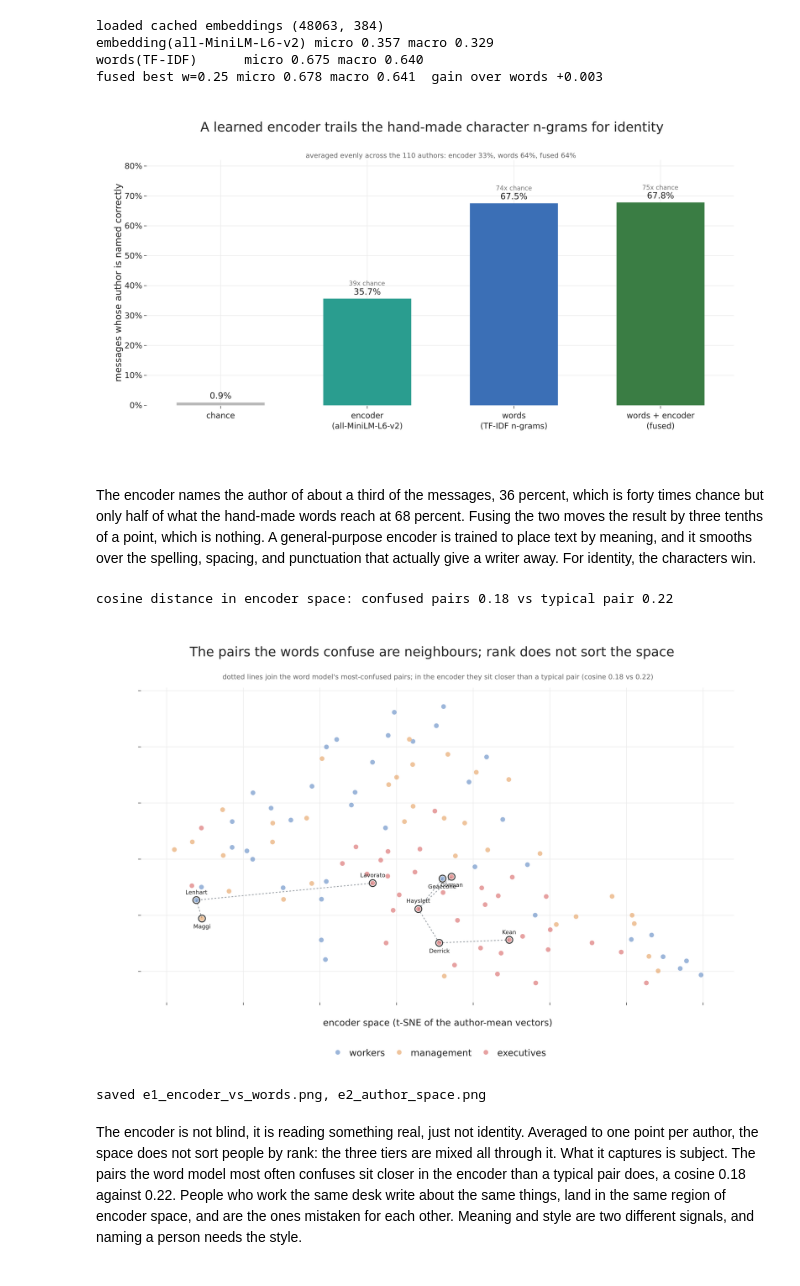
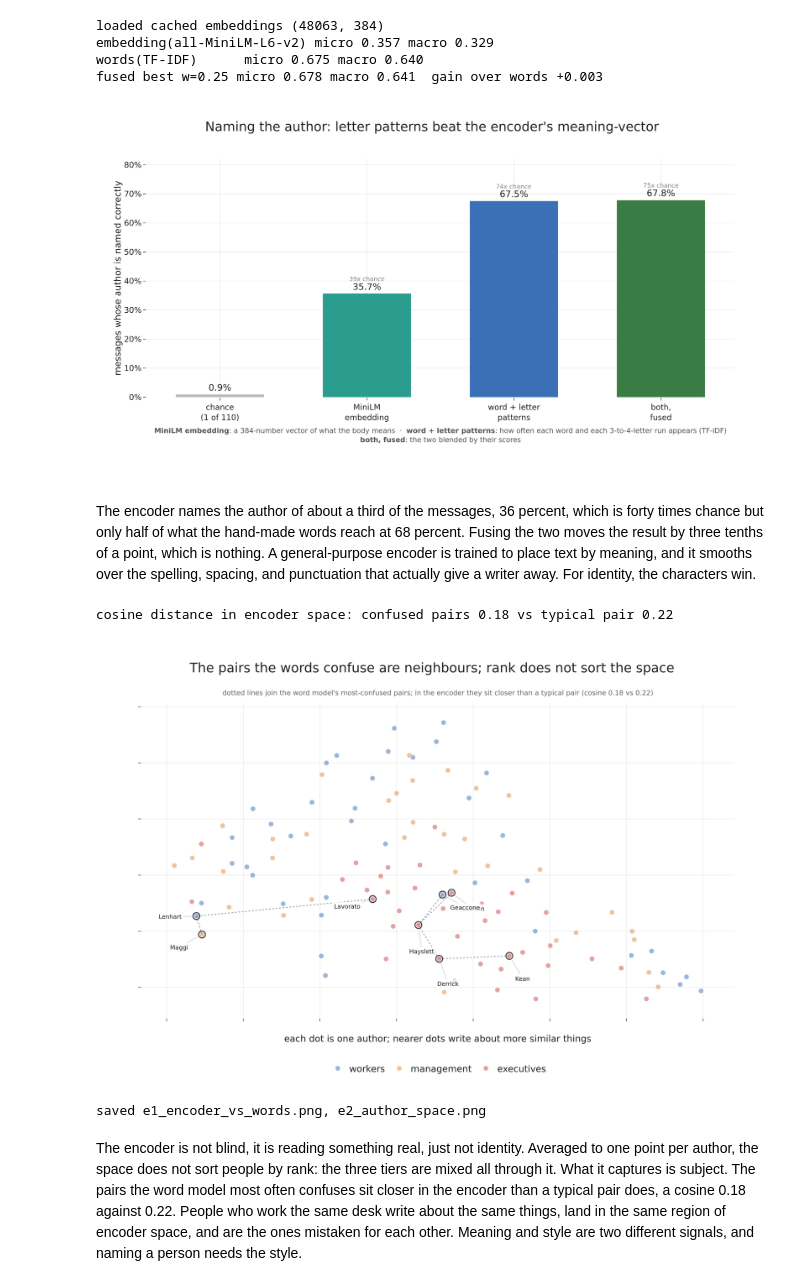
Before and after one commit to HardMax71/dm-lab-ss26-enron, a Jupyter notebook: pred-3-extra/authorship_embeddings.ipynb, the cells around one changed output. Cells and saved outputs as stored; diff of their text form; code cells hidden in the pictures.

```diff
--- a/pred-3-extra/authorship_embeddings.ipynb
+++ b/pred-3-extra/authorship_embeddings.ipynb
@@ -171,24 +171,25 @@ words(TF-IDF)      micro 0.675 macro 0.640
 fused best w=0.25 micro 0.678 macro 0.641  gain over words +0.003
 # %%
 # ===== e1: accuracy bars =====
-bars = [("chance", chance, GREY), (f"encoder<br>({MTAG})", mi_e, TEAL),
-        ("words<br>(TF-IDF n-grams)", mi_c, BLUE), ("words + encoder<br>(fused)", mi_f, GREEN)]
+bars = [("chance<br>(1 of 110)", chance, GREY), ("MiniLM<br>embedding", mi_e, TEAL),
+        ("word + letter<br>patterns", mi_c, BLUE), ("both,<br>fused", mi_f, GREEN)]
 fig = go.Figure(go.Bar(x=[b[0] for b in bars], y=[b[1] * 100 for b in bars],
     marker_color=[b[2] for b in bars], width=0.6,
-    text=[f"{b[1]*100:.1f}%" for b in bars], textposition="outside", textfont=dict(size=15),
+    text=[f"{b[1]*100:.1f}%" for b in bars], textposition="outside", textfont=dict(size=16),
     cliponaxis=False, showlegend=False))
 for b in bars:
     if b[1] > chance * 2:
         fig.add_annotation(x=b[0], y=b[1] * 100 + 5.0, text=f"{b[1]/chance:.0f}x chance",
-            showarrow=False, font=dict(size=11, color="#777"))
-fig.add_annotation(xref="paper", yref="paper", x=0.5, y=1.04, xanchor="center", showarrow=False,
-    text=f"averaged evenly across the {len(classes)} authors: "
-         f"encoder {ma_e:.0%}, words {ma_c:.0%}, fused {ma_f:.0%}", font=dict(size=12, color="#666"))
+            showarrow=False, font=dict(size=11, color="#888"))
+fig.add_annotation(xref="paper", yref="paper", x=0.5, y=-0.20, xanchor="center", align="center", showarrow=False,
+    text="<b>MiniLM embedding</b>: a 384-number vector of what the body means&nbsp;&nbsp;·&nbsp;&nbsp;"
+         "<b>word + letter patterns</b>: how often each word and each 3-to-4-letter run appears (TF-IDF)<br>"
+         "<b>both, fused</b>: the two blended by their scores", font=dict(size=12.5, color="#555"))
 fig.update_yaxes(title_text="messages whose author is named correctly", range=[0, 82], ticksuffix="%")
-fig.update_layout(title="A learned encoder trails the hand-made character n-grams for identity")
-save_fig(fig, "e1_encoder_vs_words.png", w=1180, h=640, margin=dict(l=90, r=60, t=100, b=110))
+fig.update_layout(title="Naming the author: letter patterns beat the encoder's meaning-vector")
+save_fig(fig, "e1_encoder_vs_words.png", w=1200, h=680, margin=dict(l=90, r=60, t=100, b=155))
 # %% [output]
-[figure, old version]
+[figure, new version]
 # %% [markdown]
 The encoder names the author of about a third of the messages, 36 percent, which is
 forty times chance but only half of what the hand-made words reach at 68 percent.
@@ -237,13 +238,16 @@ endpts = list({a for a, b, _ in conf_pairs[:6]} | {b for a, b, _ in conf_pairs[:
 fig.add_trace(go.Scatter(x=[pos[a][0] for a in endpts], y=[pos[a][1] for a in endpts], mode="markers",
     marker=dict(size=12, color="rgba(0,0,0,0)", line=dict(color="#333", width=1.7)),
     hoverinfo="skip", showlegend=False))
-for k, a in enumerate(endpts):
-    fig.add_annotation(x=pos[a][0], y=pos[a][1], text=NAME.get(a, a).split()[-1], showarrow=False,
-        font=dict(size=10, color="#222"), yshift=14 if k % 2 == 0 else -14)
+for i, a in enumerate(sorted(endpts, key=lambda z: (round(pos[z][0], 1), pos[z][1]))):
+    ang = 2 * np.pi * i / len(endpts) - np.pi / 2   # a distinct compass direction per label
+    fig.add_annotation(x=pos[a][0], y=pos[a][1], text=NAME.get(a, a).split()[-1],
+        showarrow=True, arrowhead=0, arrowwidth=0.7, arrowcolor="#bcbcbc",
+        ax=float(52 * np.cos(ang)), ay=float(-52 * np.sin(ang)), axref="pixel", ayref="pixel",
+        font=dict(size=10.5, color="#222"), bgcolor="rgba(255,255,255,0.8)")
 fig.add_annotation(xref="paper", yref="paper", x=0.5, y=1.05, xanchor="center", showarrow=False,
     text=f"dotted lines join the word model's most-confused pairs; in the encoder they sit closer "
          f"than a typical pair (cosine {conf_d:.2f} vs {all_d:.2f})", font=dict(size=12, color="#666"))
-fig.update_xaxes(title_text="encoder space (t-SNE of the author-mean vectors)", showticklabels=False)
+fig.update_xaxes(title_text="each dot is one author; nearer dots write about more similar things", showticklabels=False)
 fig.update_yaxes(title_text="", showticklabels=False)
 fig.update_layout(title="The pairs the words confuse are neighbours; rank does not sort the space",
     legend=dict(orientation="h", x=0.5, xanchor="center", y=-0.13, yanchor="top"))
@@ -251,7 +255,7 @@ save_fig(fig, "e2_author_space.png", w=1180, h=780, margin=dict(l=80, r=60, t=11
 print("saved e1_encoder_vs_words.png, e2_author_space.png")
 # %% [output]
 cosine distance in encoder space: confused pairs 0.18 vs typical pair 0.22
-[figure, old version]
+[figure, new version]
 saved e1_encoder_vs_words.png, e2_author_space.png
 # %% [markdown]
 The encoder is not blind, it is reading something real, just not identity. Averaged
```
Also changed, not shown: 4 other files.
